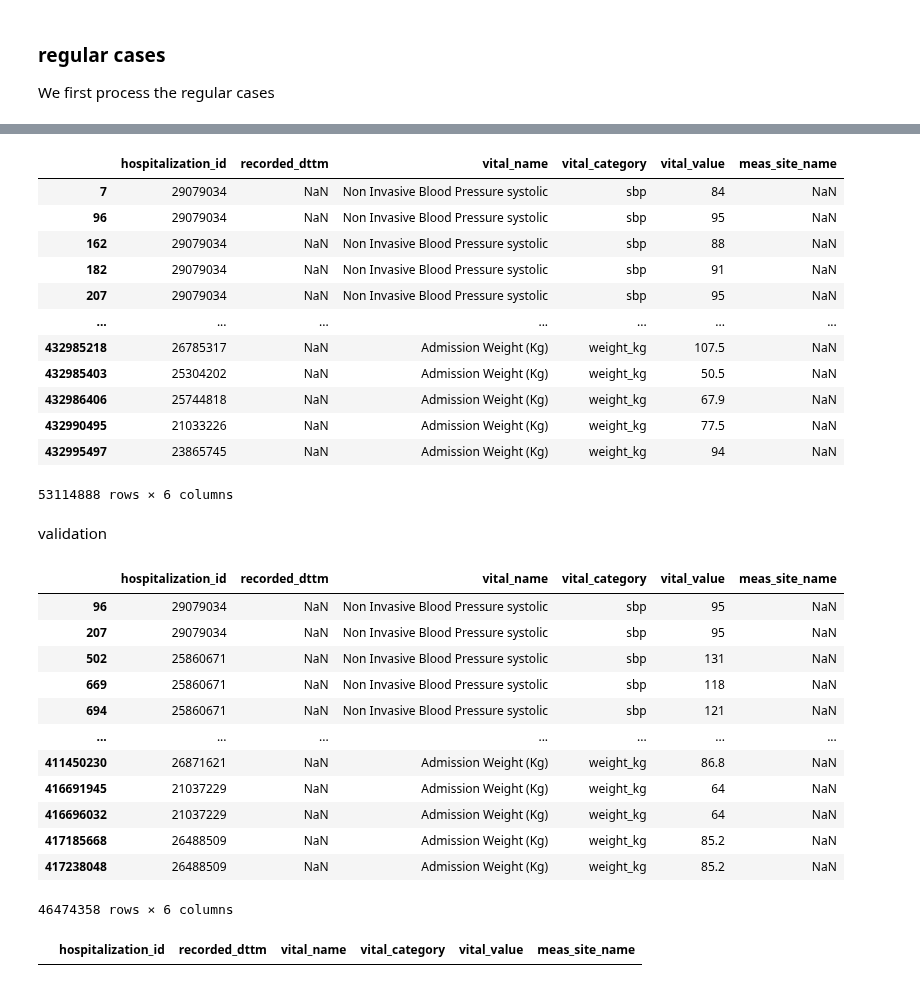
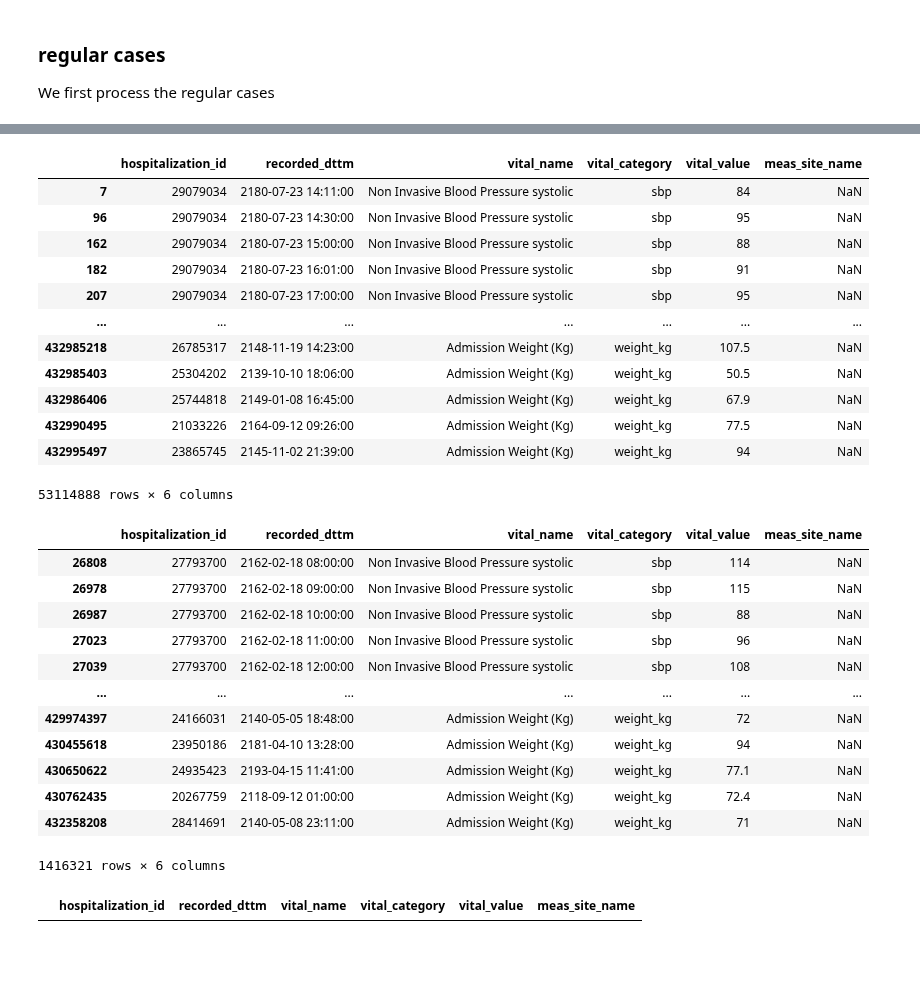
Before and after one commit to oldsandiaz/mimicclif, a Jupyter notebook: code/mimic-4.3.1-to-clif-2.0.ipynb, the cells around one changed output, grey strips where cells are left out. Saved outputs shown, nothing was run; the diff lists cells and outputs as text; code cells hidden in the pictures; blank space fills up the shorter version.

```diff
--- a/code/mimic-4.3.1-to-clif-2.0.ipynb
+++ b/code/mimic-4.3.1-to-clif-2.0.ipynb
@@ -1356,4 +1377,4 @@ vitals_events["value"] = np.where(
 # %%
 # takes about 35s to run - the same if we are using apply vs map
-vitals_events["vital_name"] = vitals_events["itemid"].apply(lambda x: vital_name_mapper_dict[x])
-vitals_events["vital_category"] = vitals_events["itemid"].apply(lambda x: vital_category_mapper_dict[x])
+vitals_events["vital_name"] = vitals_events["itemid"].map(vital_name_mapper_dict)
+vitals_events["vital_category"] = vitals_events["itemid"].map(vital_category_mapper_dict)
@@ -1362,37 +1392,38 @@ vitals_final = rename_and_reorder_cols(vitals_events, vitals_col_rename_mapper_d
 vitals_final
 # %% [output]
 |  | hospitalization_id | recorded_dttm | vital_name | vital_category | vital_value | meas_site_name |
-| 7 | 29079034 | NaN | Non Invasive Blood Pressure systolic | sbp | 84 | NaN |
-| 96 | 29079034 | NaN | Non Invasive Blood Pressure systolic | sbp | 95 | NaN |
-| 162 | 29079034 | NaN | Non Invasive Blood Pressure systolic | sbp | 88 | NaN |
-| 182 | 29079034 | NaN | Non Invasive Blood Pressure systolic | sbp | 91 | NaN |
-| 207 | 29079034 | NaN | Non Invasive Blood Pressure systolic | sbp | 95 | NaN |
+| 7 | 29079034 | 2180-07-23 14:11:00 | Non Invasive Blood Pressure systolic | sbp | 84 | NaN |
+| 96 | 29079034 | 2180-07-23 14:30:00 | Non Invasive Blood Pressure systolic | sbp | 95 | NaN |
+| 162 | 29079034 | 2180-07-23 15:00:00 | Non Invasive Blood Pressure systolic | sbp | 88 | NaN |
+| 182 | 29079034 | 2180-07-23 16:01:00 | Non Invasive Blood Pressure systolic | sbp | 91 | NaN |
+| 207 | 29079034 | 2180-07-23 17:00:00 | Non Invasive Blood Pressure systolic | sbp | 95 | NaN |
 | ... | ... | ... | ... | ... | ... | ... |
-| 432985218 | 26785317 | NaN | Admission Weight (Kg) | weight_kg | 107.5 | NaN |
-| 432985403 | 25304202 | NaN | Admission Weight (Kg) | weight_kg | 50.5 | NaN |
-| 432986406 | 25744818 | NaN | Admission Weight (Kg) | weight_kg | 67.9 | NaN |
-| 432990495 | 21033226 | NaN | Admission Weight (Kg) | weight_kg | 77.5 | NaN |
-| 432995497 | 23865745 | NaN | Admission Weight (Kg) | weight_kg | 94 | NaN |
+| 432985218 | 26785317 | 2148-11-19 14:23:00 | Admission Weight (Kg) | weight_kg | 107.5 | NaN |
+| 432985403 | 25304202 | 2139-10-10 18:06:00 | Admission Weight (Kg) | weight_kg | 50.5 | NaN |
+| 432986406 | 25744818 | 2149-01-08 16:45:00 | Admission Weight (Kg) | weight_kg | 67.9 | NaN |
+| 432990495 | 21033226 | 2164-09-12 09:26:00 | Admission Weight (Kg) | weight_kg | 77.5 | NaN |
+| 432995497 | 23865745 | 2145-11-02 21:39:00 | Admission Weight (Kg) | weight_kg | 94 | NaN |
 53114888 rows × 6 columns
-# %% [markdown]
-validation
+# %%
+vitals_fd = vitals_final.drop_duplicates(
+    subset = ["hospitalization_id", "recorded_dttm", "vital_category", "vital_value"])
 # %%
 # checked and there is no dup
-check_duplicates(vitals_final, ["vital_category", "vital_value"] )
+check_duplicates(vitals_fd, ["vital_category"] )
 # %% [output]
 |  | hospitalization_id | recorded_dttm | vital_name | vital_category | vital_value | meas_site_name |
-| 96 | 29079034 | NaN | Non Invasive Blood Pressure systolic | sbp | 95 | NaN |
-| 207 | 29079034 | NaN | Non Invasive Blood Pressure systolic | sbp | 95 | NaN |
-| 502 | 25860671 | NaN | Non Invasive Blood Pressure systolic | sbp | 131 | NaN |
-| 669 | 25860671 | NaN | Non Invasive Blood Pressure systolic | sbp | 118 | NaN |
-| 694 | 25860671 | NaN | Non Invasive Blood Pressure systolic | sbp | 121 | NaN |
+| 26808 | 27793700 | 2162-02-18 08:00:00 | Non Invasive Blood Pressure systolic | sbp | 114 | NaN |
+| 26978 | 27793700 | 2162-02-18 09:00:00 | Non Invasive Blood Pressure systolic | sbp | 115 | NaN |
+| 26987 | 27793700 | 2162-02-18 10:00:00 | Non Invasive Blood Pressure systolic | sbp | 88 | NaN |
+| 27023 | 27793700 | 2162-02-18 11:00:00 | Non Invasive Blood Pressure systolic | sbp | 96 | NaN |
+| 27039 | 27793700 | 2162-02-18 12:00:00 | Non Invasive Blood Pressure systolic | sbp | 108 | NaN |
 | ... | ... | ... | ... | ... | ... | ... |
-| 411450230 | 26871621 | NaN | Admission Weight (Kg) | weight_kg | 86.8 | NaN |
-| 416691945 | 21037229 | NaN | Admission Weight (Kg) | weight_kg | 64 | NaN |
-| 416696032 | 21037229 | NaN | Admission Weight (Kg) | weight_kg | 64 | NaN |
-| 417185668 | 26488509 | NaN | Admission Weight (Kg) | weight_kg | 85.2 | NaN |
-| 417238048 | 26488509 | NaN | Admission Weight (Kg) | weight_kg | 85.2 | NaN |
+| 429974397 | 24166031 | 2140-05-05 18:48:00 | Admission Weight (Kg) | weight_kg | 72 | NaN |
+| 430455618 | 23950186 | 2181-04-10 13:28:00 | Admission Weight (Kg) | weight_kg | 94 | NaN |
+| 430650622 | 24935423 | 2193-04-15 11:41:00 | Admission Weight (Kg) | weight_kg | 77.1 | NaN |
+| 430762435 | 20267759 | 2118-09-12 01:00:00 | Admission Weight (Kg) | weight_kg | 72.4 | NaN |
+| 432358208 | 28414691 | 2140-05-08 23:11:00 | Admission Weight (Kg) | weight_kg | 71 | NaN |
-46474358 rows × 6 columns
+1416321 rows × 6 columns
 # %%
 vitals_final[vitals_final["vital_value"].isna()]
 # %% [output]
```
Also changed, not shown: parts of 24 cells of this notebook, 1 other file.
